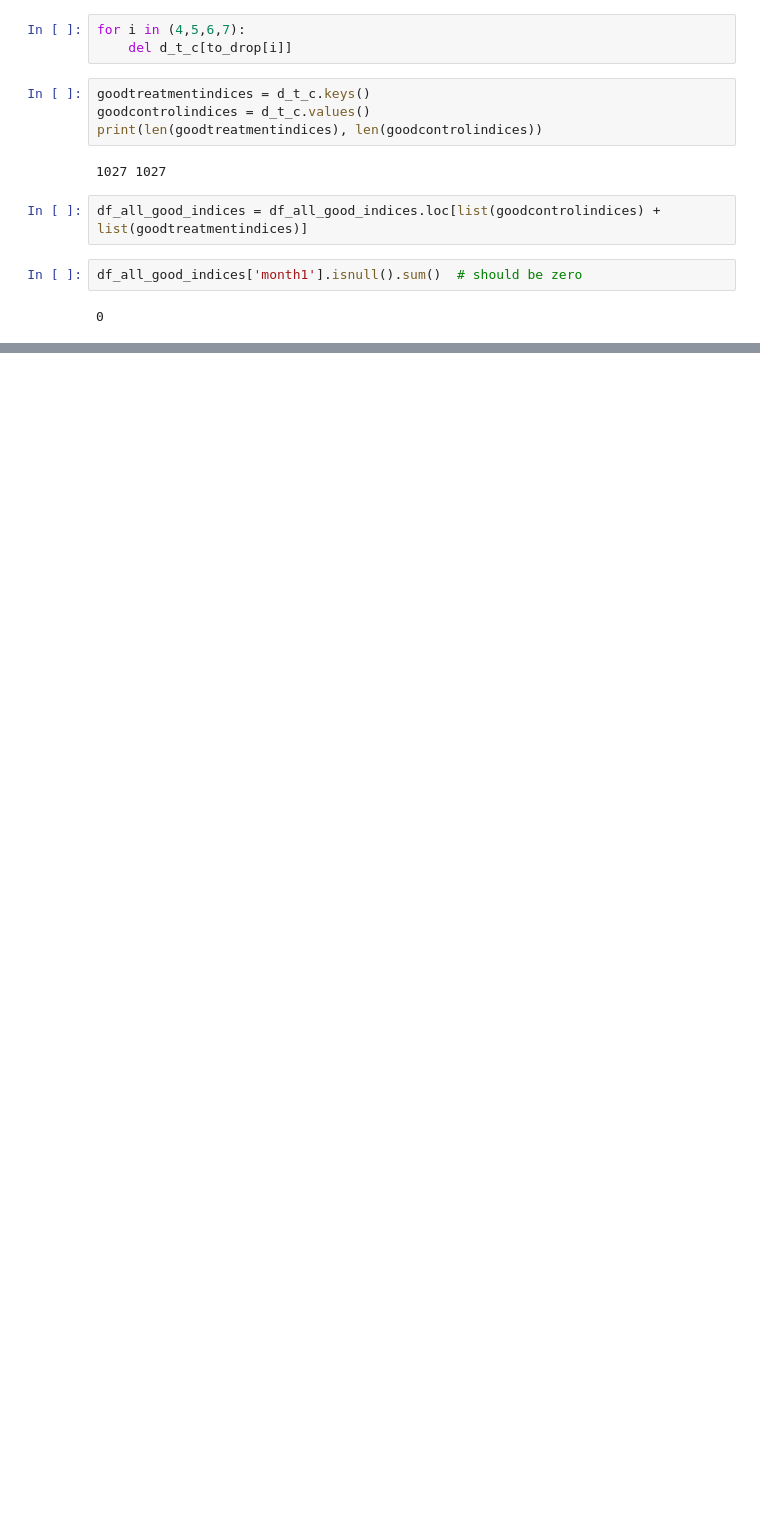
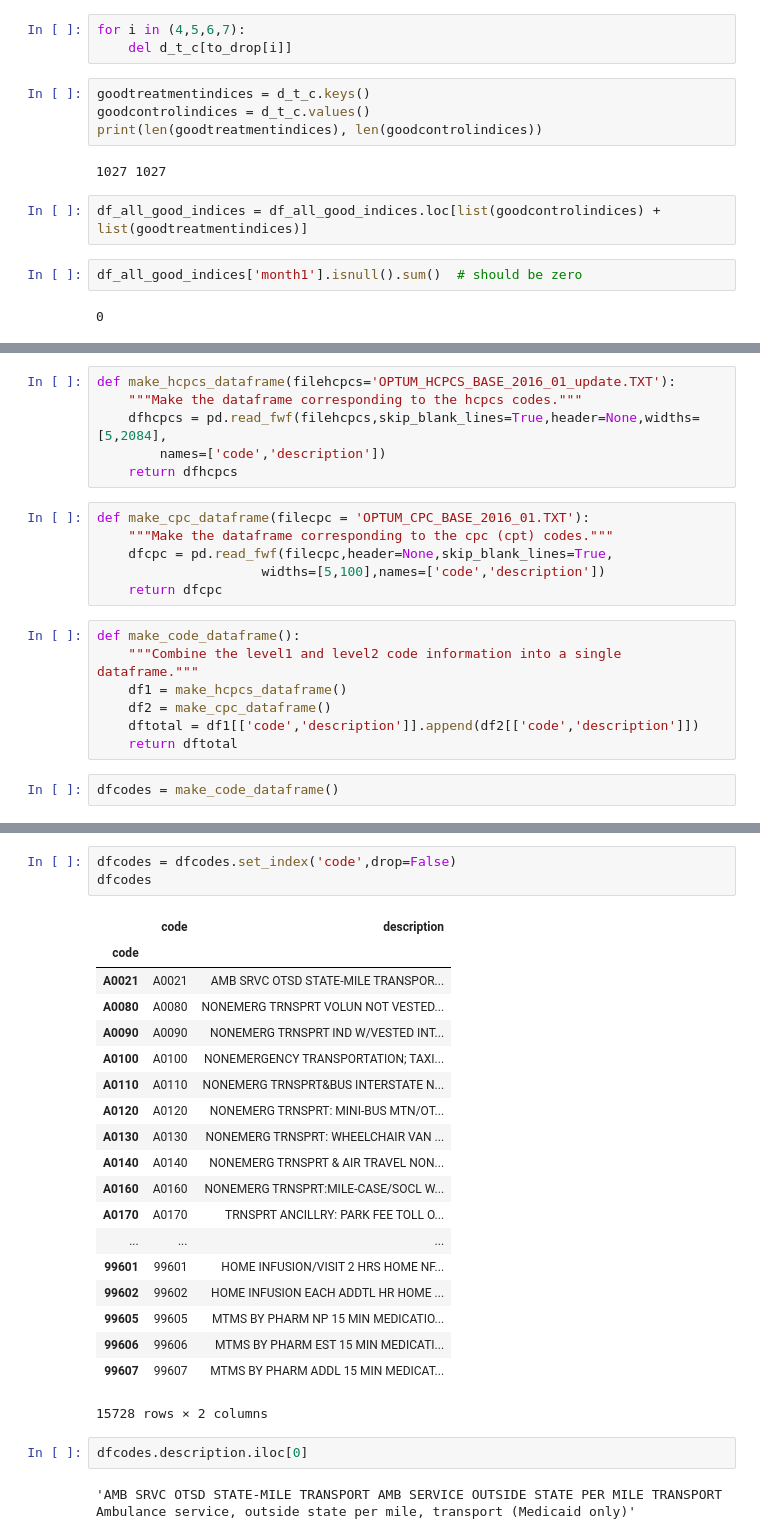
Before and after one commit to doolingdavid/IBA, a Jupyter notebook: costofcare_outsat_load.ipynb, the cells around one changed output, grey strips where cells are left out. Drawn from its saved outputs; the diff is of its cells as text; blank space fills up the shorter version.

```diff
--- a/costofcare_outsat_load.ipynb
+++ b/costofcare_outsat_load.ipynb
@@ -244,0 +357,21 @@ df_all_good_indices['month1'].isnull().sum()  # should be zero
+# %%
+def make_hcpcs_dataframe(filehcpcs='OPTUM_HCPCS_BASE_2016_01_update.TXT'):
+    """Make the dataframe corresponding to the hcpcs codes."""
+    dfhcpcs = pd.read_fwf(filehcpcs,skip_blank_lines=True,header=None,widths=[5,2084],
+        names=['code','description'])
+    return dfhcpcs
+# %%
+def make_cpc_dataframe(filecpc = 'OPTUM_CPC_BASE_2016_01.TXT'):
+    """Make the dataframe corresponding to the cpc (cpt) codes."""
+    dfcpc = pd.read_fwf(filecpc,header=None,skip_blank_lines=True,
+                     widths=[5,100],names=['code','description'])
+    return dfcpc
+# %%
+def make_code_dataframe():
+    """Combine the level1 and level2 code information into a single dataframe."""
+    df1 = make_hcpcs_dataframe()
+    df2 = make_cpc_dataframe()
+    dftotal = df1[['code','description']].append(df2[['code','description']])
+    return dftotal
+# %%
+dfcodes = make_code_dataframe()
@@ -244,0 +444,27 @@ df_all_good_indices['month1'].isnull().sum()  # should be zero
+# %%
+dfcodes = dfcodes.set_index('code',drop=False)
+dfcodes
+# %% [output]
+|  | code | description |
+| code |  |  |
+| A0021 | A0021 | AMB SRVC OTSD STATE-MILE TRANSPOR... |
+| A0080 | A0080 | NONEMERG TRNSPRT VOLUN NOT VESTED... |
+| A0090 | A0090 | NONEMERG TRNSPRT IND W/VESTED INT... |
+| A0100 | A0100 | NONEMERGENCY TRANSPORTATION; TAXI... |
+| A0110 | A0110 | NONEMERG TRNSPRT&BUS INTERSTATE N... |
+| A0120 | A0120 | NONEMERG TRNSPRT: MINI-BUS MTN/OT... |
+| A0130 | A0130 | NONEMERG TRNSPRT: WHEELCHAIR VAN ... |
+| A0140 | A0140 | NONEMERG TRNSPRT & AIR TRAVEL NON... |
+| A0160 | A0160 | NONEMERG TRNSPRT:MILE-CASE/SOCL W... |
+| A0170 | A0170 | TRNSPRT ANCILLRY: PARK FEE TOLL O... |
+| ... | ... | ... |
+| 99601 | 99601 | HOME INFUSION/VISIT 2 HRS HOME NF... |
+| 99602 | 99602 | HOME INFUSION EACH ADDTL HR HOME ... |
+| 99605 | 99605 | MTMS BY PHARM NP 15 MIN MEDICATIO... |
+| 99606 | 99606 | MTMS BY PHARM EST 15 MIN MEDICATI... |
+| 99607 | 99607 | MTMS BY PHARM ADDL 15 MIN MEDICAT... |
+15728 rows × 2 columns
+# %%
+dfcodes.description.iloc[0]
+# %% [output]
+'AMB SRVC OTSD STATE-MILE TRANSPORT AMB SERVICE OUTSIDE STATE PER MILE TRANSPORT    Ambulance service, outside state per mile, transport (Medicaid only)'
```
Also changed, not shown: parts of 29 cells of this notebook.
